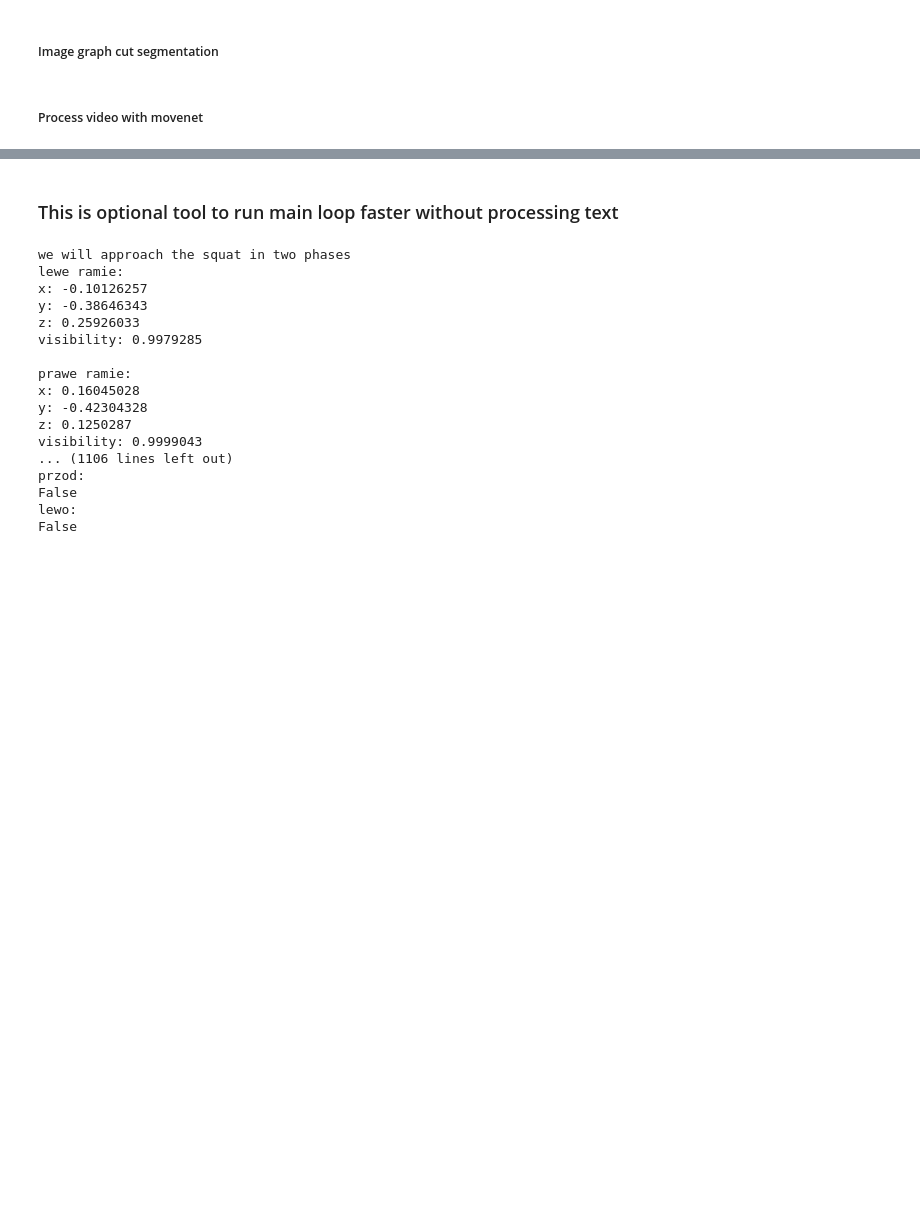
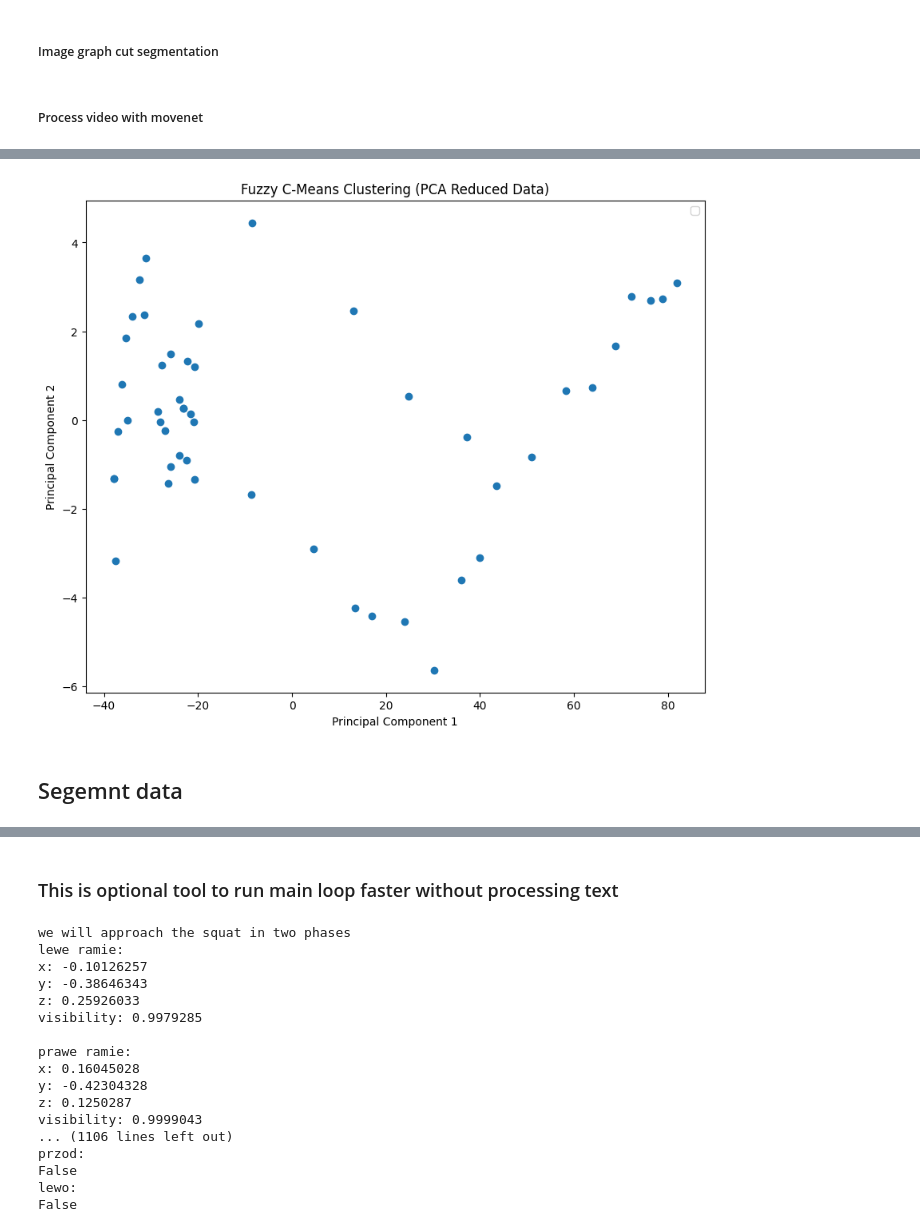
Before and after one commit to GymMachineLearning/ml_model_alt, a Jupyter notebook: notebooks/preprocess_data.ipynb, the cells around one changed output, grey strips where cells are left out. Cells and saved outputs as stored; diff of their text form; code cells hidden in the pictures; blank space fills up the shorter version.

```diff
--- a/notebooks/preprocess_data.ipynb
+++ b/notebooks/preprocess_data.ipynb
@@ -818,0 +861,19 @@ KeyboardInterrupt:
+# %%
+from sklearn.decomposition import PCA
+
+def plot_pca(data):
+        pca = PCA(n_components=2)
+        data_pca = pca.fit_transform(data)
+
+        # Wizualizacja klastrów
+        plt.figure(figsize=(10, 8))
+        plt.scatter(data_pca[:, 0], data_pca[:, 1])
+
+        # Dodanie centrów klastrów do wykresu
+        plt.title('Fuzzy C-Means Clustering (PCA Reduced Data)')
+        plt.xlabel('Principal Component 1')
+        plt.ylabel('Principal Component 2')
+        plt.legend()
+        plt.show()
+plot_pca(time_series[50:100,:])
+# %% [output]
@@ -818,0 +881,3 @@ KeyboardInterrupt:
+[figure, added]
+# %% [markdown]
+## Segemnt data
```
Also changed, not shown: parts of 13 cells of this notebook.
